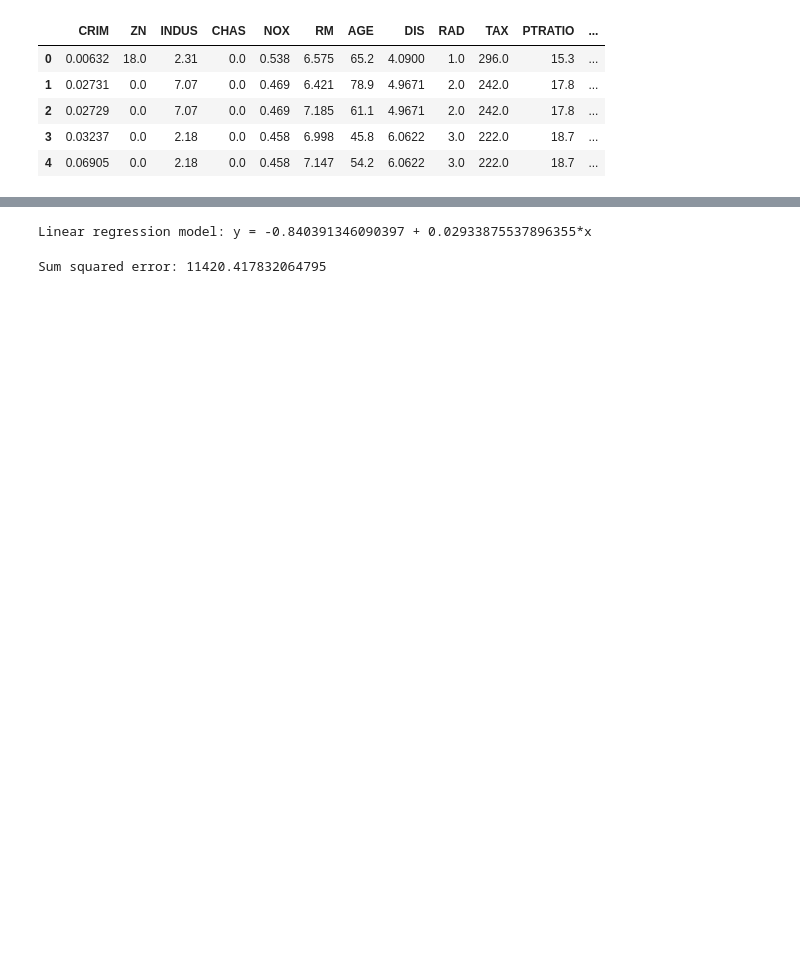
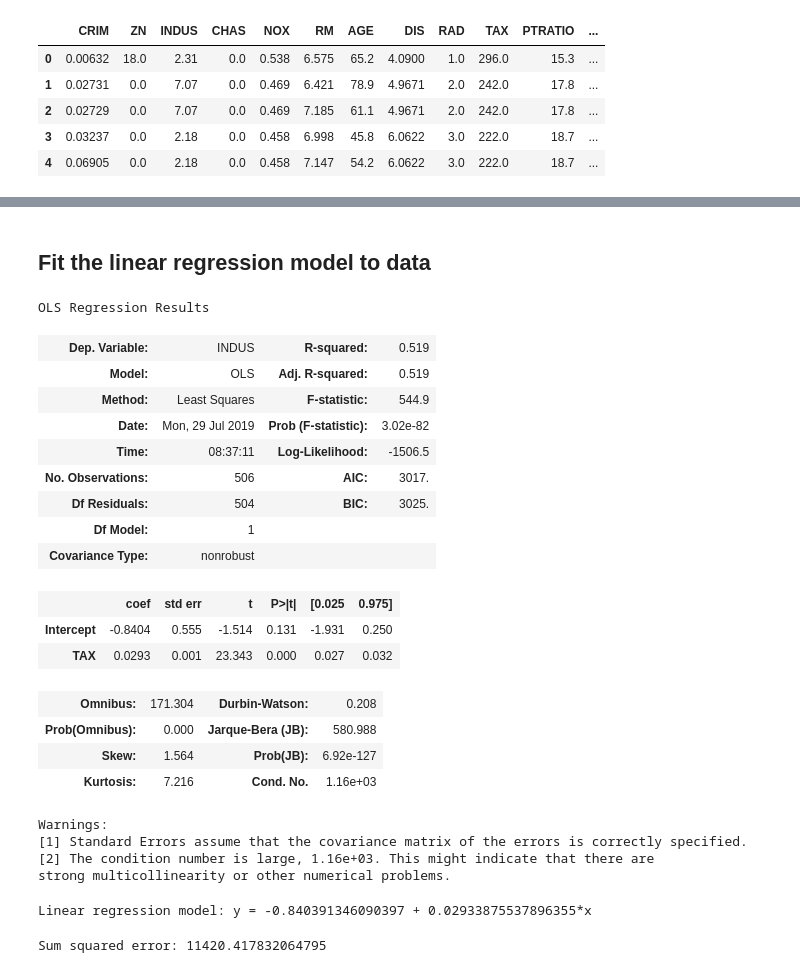
Before and after one commit to dmitryaleks/ml-trading, a Jupyter notebook: models/regression-model/linear-regression.ipynb, the cells around one changed output, grey strips where cells are left out. Cells and saved outputs as stored; diff of their text form; code cells hidden in the pictures; blank space fills up the shorter version.

```diff
--- a/models/regression-model/linear-regression.ipynb
+++ b/models/regression-model/linear-regression.ipynb
@@ -60,7 +63,32 @@ plt.scatter(x=hd['TAX'], y=hd['INDUS'])
+# %% [markdown]
+## Fit the linear regression model to data
 # %%
 import statsmodels.formula.api as smf
 
 model = smf.ols(formula='INDUS~TAX', data=hd).fit()
+model.summary()
+# %% [output]
+OLS Regression Results
+| Dep. Variable: | INDUS | R-squared: | 0.519 |
+| Model: | OLS | Adj. R-squared: | 0.519 |
+| Method: | Least Squares | F-statistic: | 544.9 |
+| Date: | Mon, 29 Jul 2019 | Prob (F-statistic): | 3.02e-82 |
+| Time: | 08:37:11 | Log-Likelihood: | -1506.5 |
+| No. Observations: | 506 | AIC: | 3017. |
+| Df Residuals: | 504 | BIC: | 3025. |
+| Df Model: | 1 |  |  |
+| Covariance Type: | nonrobust |  |  |
+|  | coef | std err | t | P>|t| | [0.025 | 0.975] |
+| Intercept | -0.8404 | 0.555 | -1.514 | 0.131 | -1.931 | 0.250 |
+| TAX | 0.0293 | 0.001 | 23.343 | 0.000 | 0.027 | 0.032 |
+| Omnibus: | 171.304 | Durbin-Watson: | 0.208 |
+| Prob(Omnibus): | 0.000 | Jarque-Bera (JB): | 580.988 |
+| Skew: | 1.564 | Prob(JB): | 6.92e-127 |
+| Kurtosis: | 7.216 | Cond. No. | 1.16e+03 |
+Warnings:
+[1] Standard Errors assume that the covariance matrix of the errors is correctly specified.
+[2] The condition number is large, 1.16e+03. This might indicate that there are
+strong multicollinearity or other numerical problems.
 # %%
 beta_0 = model.params[0]
 beta_1 = model.params[1]
```
Also changed, not shown: parts of 3 cells of this notebook, 2 other files.
